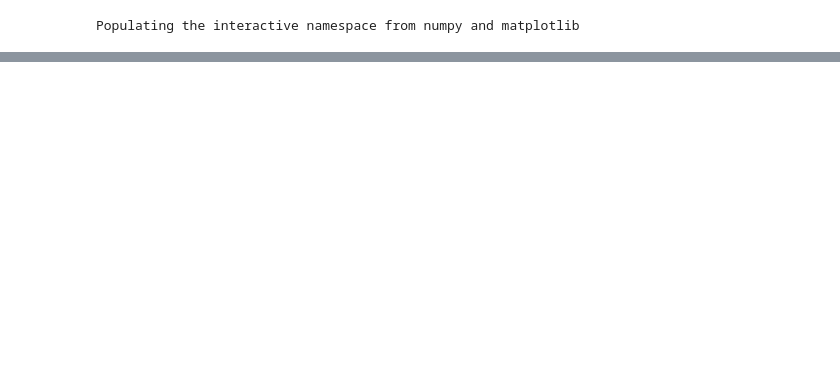
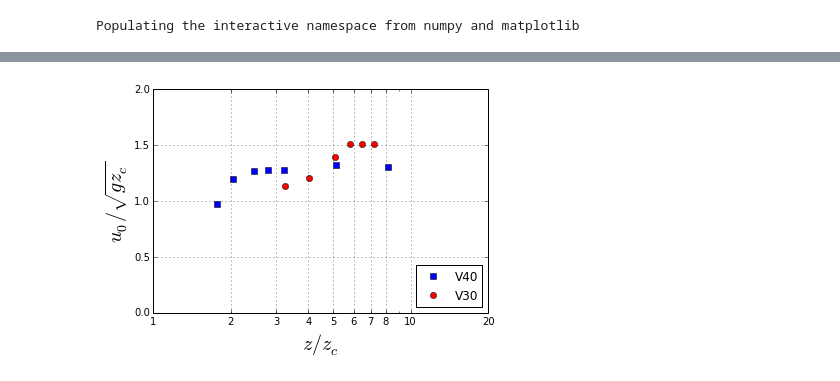
Before and after one commit to cooperhe/2D_CVC, a Jupyter notebook: 2D_simulation_result_visualization.ipynb, the cells around one changed output, grey strips where cells are left out. Drawn from its saved outputs; the diff is of its cells as text; code cells hidden in the pictures; blank space fills up the shorter version.

```diff
--- a/2D_simulation_result_visualization.ipynb
+++ b/2D_simulation_result_visualization.ipynb
@@ -358,0 +262,35 @@ interact(SLCF, t=(0, 333, 1));
+# %%
+Qf40=Qv40*21.2/2700
+zc40=((Qf40/0.2)/(1.21*1.03*298*sqrt(9.8)))**(2./3.)
+para40 = [curve_fit(func, X, mean(mean(Wslcf40[i],axis=2),axis=0), p0=[1.5,0.2,-0.3,0]) for i in range(7)]
+p40 = [para40[i][0] for i in range(7)]
+
+Qf30=Qv30*21.2/2700
+zc30=((Qf30/0.2)/(1.21*1.03*298*sqrt(9.8)))**(2./3.)
+WW30=mean(mean(Wslcf30,axis=3),axis=1)
+para30 = [curve_fit(func, linspace(-0.4,-0.1,31), WW30[i][0:31], p0=[1.5,0.2,-0.3,0]) for i in range(6)]
+p30 = [para30[i][0] for i in range(6)]
+
+Qf20=Qv20*21.2/2700
+zc20=((Qf20/0.2)/(1.21*1.03*298*sqrt(9.8)))**(2./3.)
+WW20=mean(mean(Wslcf20,axis=3),axis=1)
+para20 = [curve_fit(func, linspace(-0.4,-0.2,21), WW20[i][0:21], p0=[1.5,0.2,-0.3,0]) for i in range(3)]
+p20 = [para20[i][0] for i in range(3)]
+
+fig, ax1 = plt.subplots()
+
+ax1.plot(0.5/zc40,[p40[i][0] for i in range(7)]/sqrt(9.8*zc40), 'bs', label='V40')
+ax1.plot(0.5/zc30,[p30[i][0] for i in range(6)]/sqrt(9.8*zc30), 'ro', label='V30')
+
+ax1.set_xscale('log')
+ax1.set_xticks([1, 2,3,4,5,6,7,8,10, 20,30,40,50])
+ax1.get_xaxis().set_major_formatter(matplotlib.ticker.ScalarFormatter())
+
+ax1.set_xlim(1,20)
+ax1.set_ylim(0,2)
+ax1.set_xlabel('$z/z_c$',size=20)
+ax1.set_ylabel('$u_0/\sqrt{gz_c}$',size=20)
+legend(loc='lower right', numpoints=1)
+grid()
+# %% [output]
+[figure, added]
```
Also changed, not shown: parts of 17 cells of this notebook, 1 other file.
